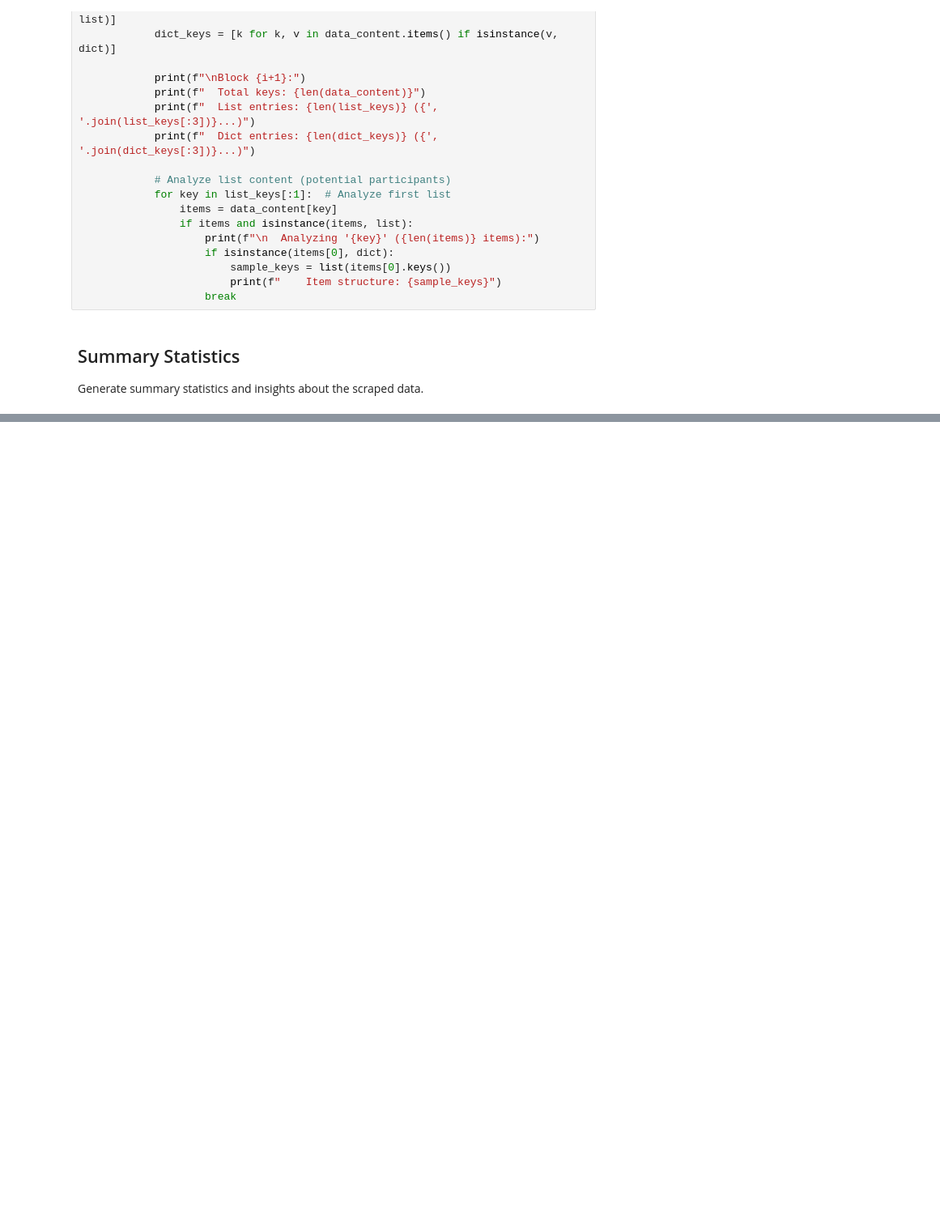
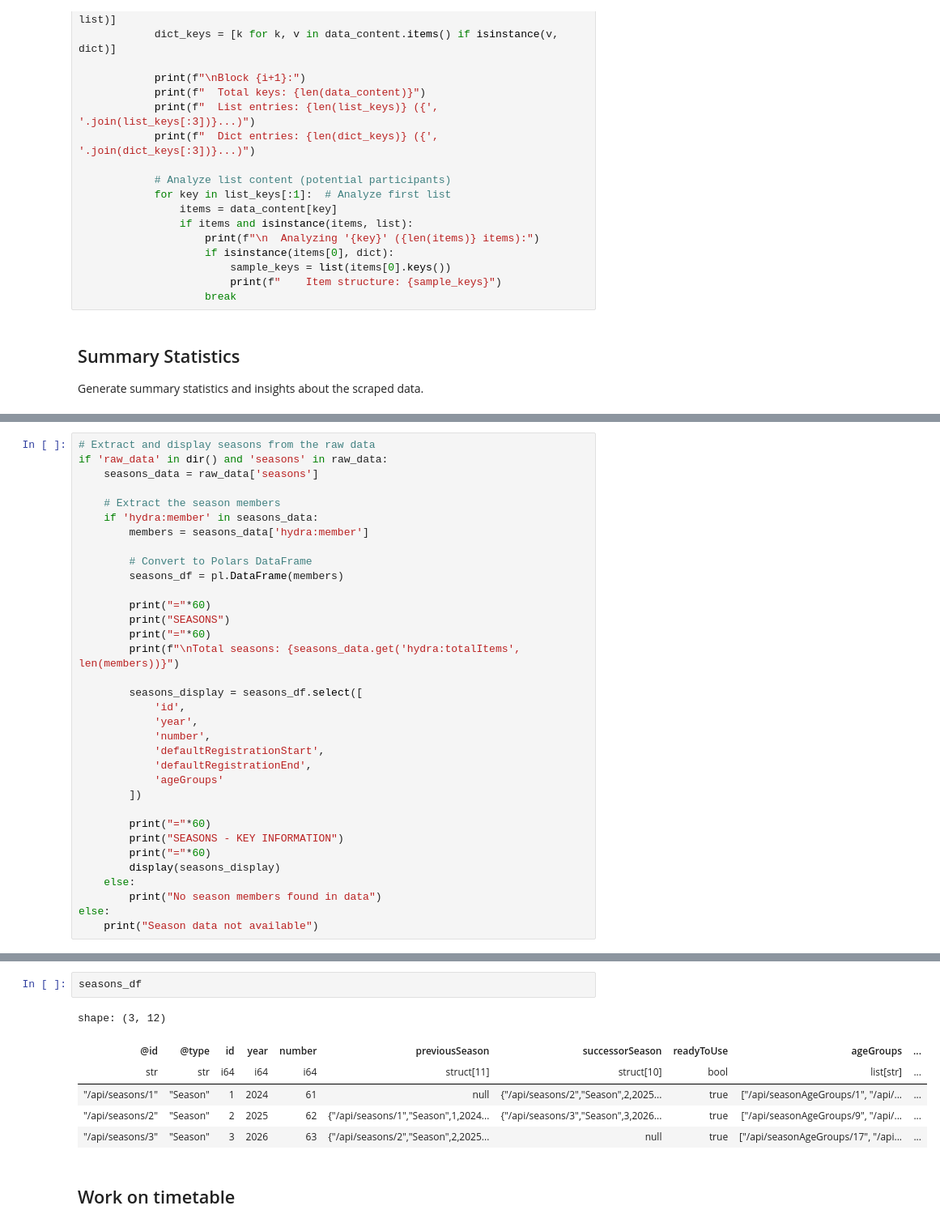
Before and after one commit to mstraubAC/jumu, a Jupyter notebook: analysis/analysis.ipynb, the cells around one changed output, grey strips where cells are left out. Shown at 81% size. Saved outputs shown, nothing was run; the diff lists cells and outputs as text; blank space fills up the shorter version.

Commit message:
start to dive into the data structure and do first effort on normalizing it

```diff
--- a/analysis/analysis.ipynb
+++ b/analysis/analysis.ipynb
@@ -178,0 +197,34 @@ if 'raw_data' in dir():
+# %%
+# Extract and display seasons from the raw data
+if 'raw_data' in dir() and 'seasons' in raw_data:
+    seasons_data = raw_data['seasons']
+
+    # Extract the season members
+    if 'hydra:member' in seasons_data:
+        members = seasons_data['hydra:member']
+
+        # Convert to Polars DataFrame
+        seasons_df = pl.DataFrame(members)
+
+        print("="*60)
+        print("SEASONS")
+        print("="*60)
+        print(f"\nTotal seasons: {seasons_data.get('hydra:totalItems', len(members))}")
+
+        seasons_display = seasons_df.select([
+            'id',
+            'year',
+            'number',
+            'defaultRegistrationStart',
+            'defaultRegistrationEnd',
+            'ageGroups'
+        ])
+
+        print("="*60)
+        print("SEASONS - KEY INFORMATION")
+        print("="*60)
+        display(seasons_display)
+    else:
+        print("No season members found in data")
+else:
+    print("Season data not available")
@@ -178,0 +246,11 @@ if 'raw_data' in dir():
+# %%
+seasons_df
+# %% [output]
+shape: (3, 12)
+| @id | @type | id | year | number | previousSeason | successorSeason | readyToUse | ageGroups | ... |
+| str | str | i64 | i64 | i64 | struct[11] | struct[10] | bool | list[str] | ... |
+| "/api/seasons/1" | "Season" | 1 | 2024 | 61 | null | {"/api/seasons/2","Season",2,2025... | true | ["/api/seasonAgeGroups/1", "/api/... | ... |
+| "/api/seasons/2" | "Season" | 2 | 2025 | 62 | {"/api/seasons/1","Season",1,2024... | {"/api/seasons/3","Season",3,2026... | true | ["/api/seasonAgeGroups/9", "/api/... | ... |
+| "/api/seasons/3" | "Season" | 3 | 2026 | 63 | {"/api/seasons/2","Season",2,2025... | null | true | ["/api/seasonAgeGroups/17", "/api... | ... |
+# %% [markdown]
+## Work on timetable
```
Also changed, not shown: parts of 14 cells of this notebook.
